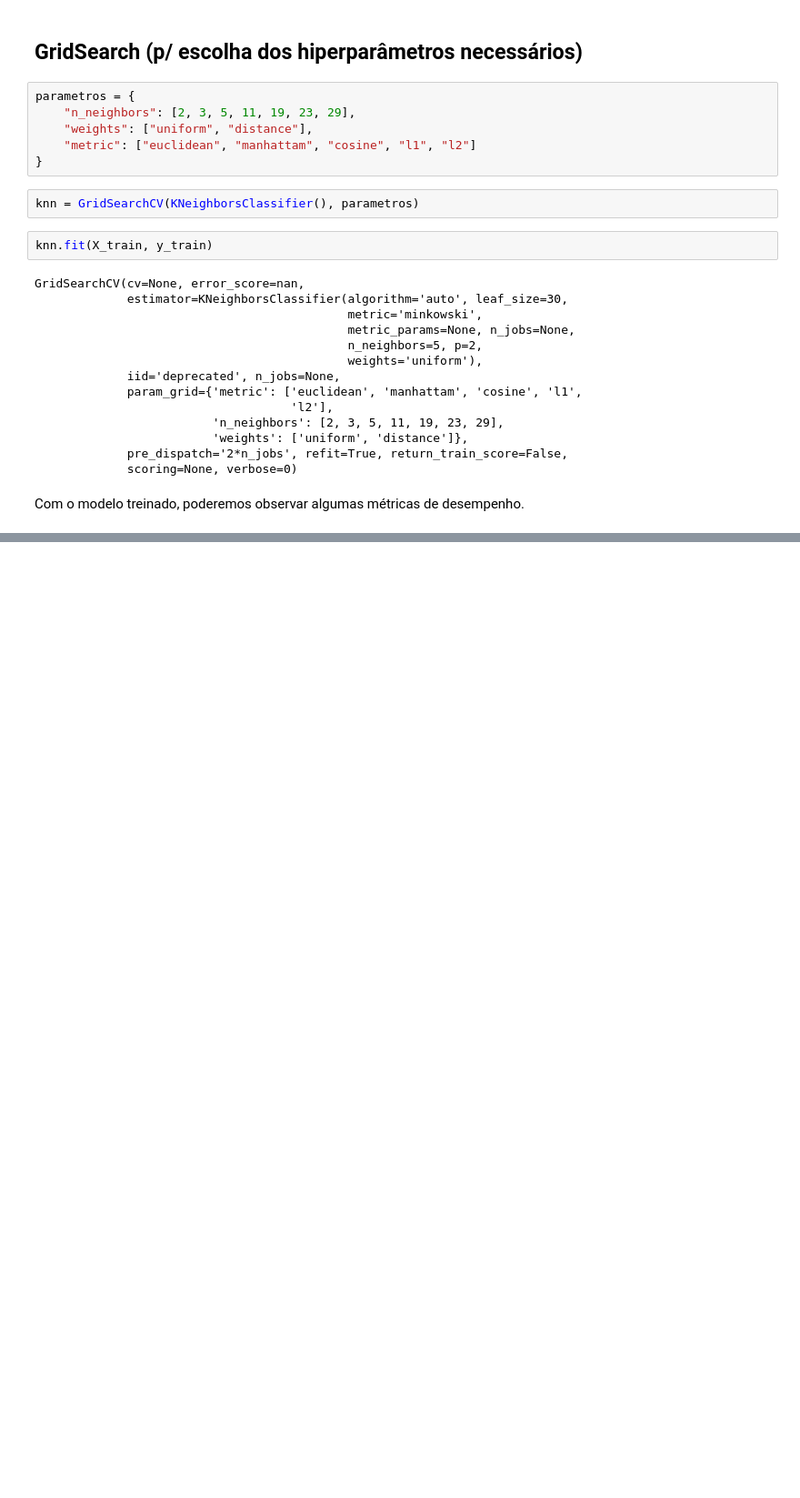
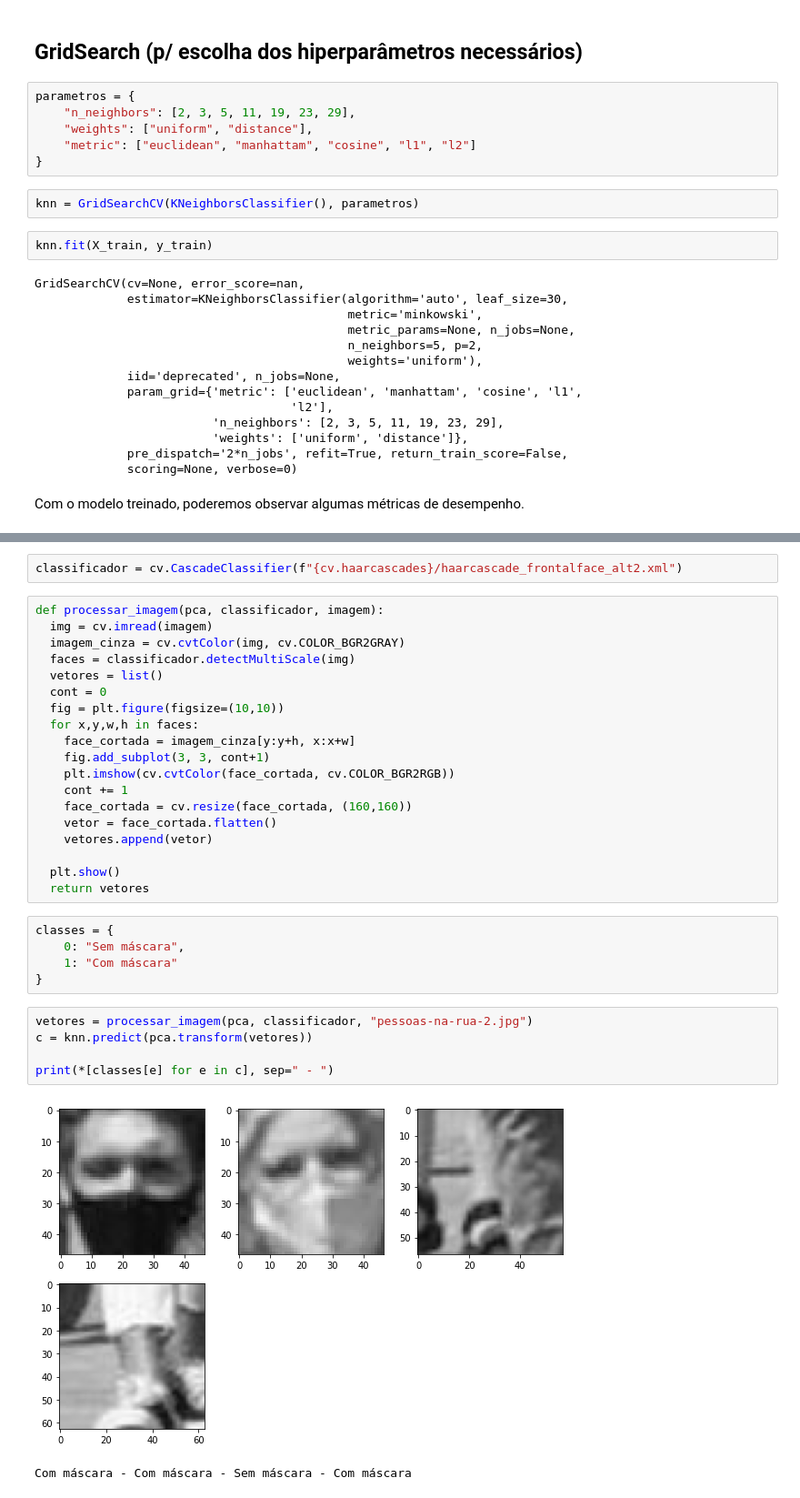
Before and after one commit to ricardopesce/mask-detect, a Jupyter notebook: Mask-detect_train.ipynb, the cells around one changed output, grey strips where cells are left out. Shown: that part at 91% size. Drawn from its saved outputs; the diff is of its cells as text; blank space fills up the shorter version.

```diff
--- a/Mask-detect_train.ipynb
+++ b/Mask-detect_train.ipynb
@@ -156,0 +182,34 @@ Com o modelo treinado, poderemos observar algumas métricas de desempenho.
+# %%
+classificador = cv.CascadeClassifier(f"{cv.haarcascades}/haarcascade_frontalface_alt2.xml")
+# %%
+def processar_imagem(pca, classificador, imagem):
+  img = cv.imread(imagem)
+  imagem_cinza = cv.cvtColor(img, cv.COLOR_BGR2GRAY)
+  faces = classificador.detectMultiScale(img)
+  vetores = list()
+  cont = 0
+  fig = plt.figure(figsize=(10,10))
+  for x,y,w,h in faces:
+    face_cortada = imagem_cinza[y:y+h, x:x+w]
+    fig.add_subplot(3, 3, cont+1)
+    plt.imshow(cv.cvtColor(face_cortada, cv.COLOR_BGR2RGB))
+    cont += 1
+    face_cortada = cv.resize(face_cortada, (160,160))
+    vetor = face_cortada.flatten()
+    vetores.append(vetor)
+
+  plt.show()
+  return vetores
+# %%
+classes = {
+    0: "Sem máscara",
+    1: "Com máscara"
+}
+# %%
+vetores = processar_imagem(pca, classificador, "pessoas-na-rua-2.jpg")
+c = knn.predict(pca.transform(vetores))
+
+print(*[classes[e] for e in c], sep=" - ")
+# %% [output]
+[figure, added]
+Com máscara - Com máscara - Sem máscara - Com máscara
```
Also changed, not shown: parts of 8 cells of this notebook.
